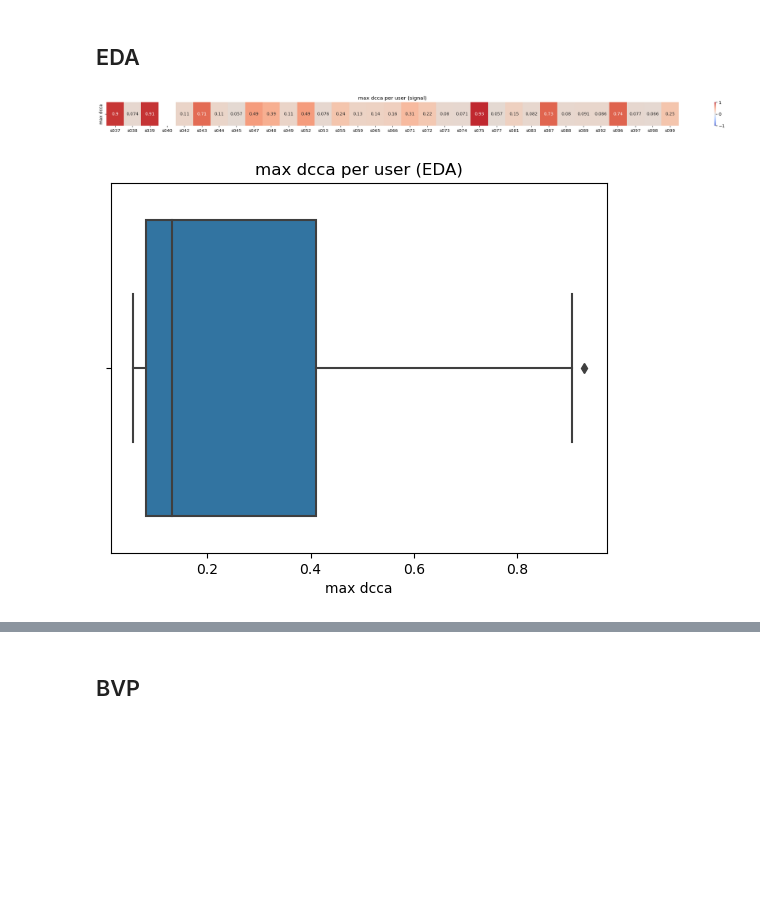
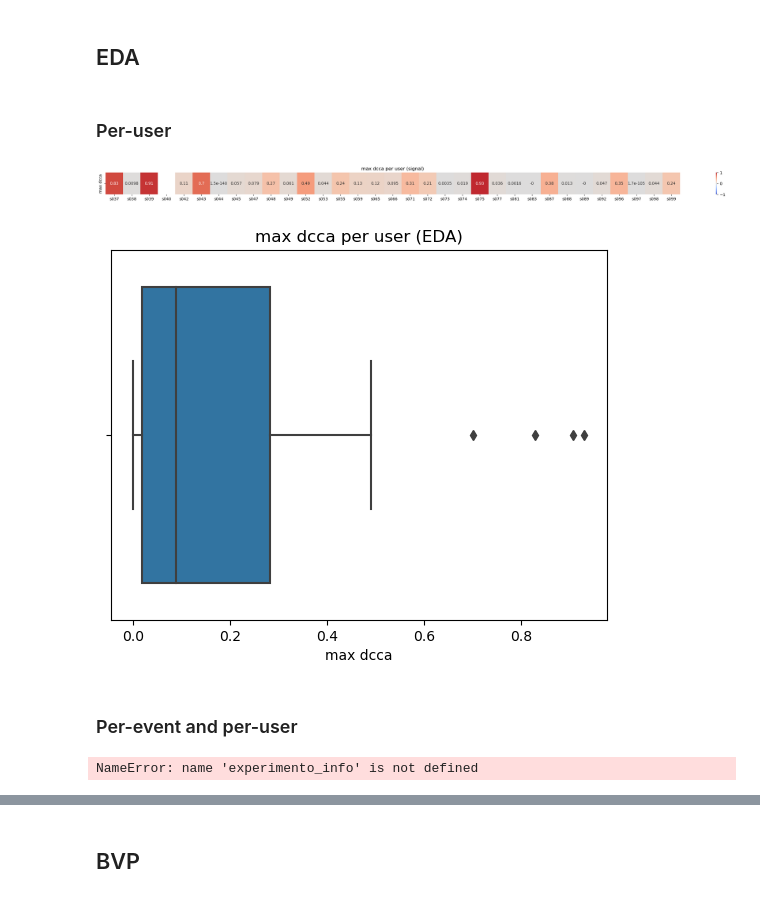
Before and after one commit to LeonardoAlchieri/LateralizationPhysiologicalWearables, a Jupyter notebook: notebooks/correlation-usilaughs.ipynb, the cells around one changed output, grey strips where cells are left out. Drawn from its saved outputs; the diff is of its cells as text; code cells hidden in the pictures; blank space fills up the shorter version.

```diff
--- a/notebooks/correlation-usilaughs.ipynb
+++ b/notebooks/correlation-usilaughs.ipynb
@@ -15,6 +15,8 @@ In this notebook I perform analysis to assess how similar the left and right-han
 [2] Shen, Chenhua. "Analysis of detrended time-lagged cross-correlation between two nonstationary time series." Physics Letters A 379.7 (2015): 680-687.
 
 [3] White, Langford B., and Boualem Boashash. "Cross spectral analysis of nonstationary processes." IEEE Transactions on Information Theory 36.4 (1990): 830-835.
+# %%
+GOING_BACK_SECS = 2
 # %% [markdown]
 # Data Loading
 # %%
@@ -244,6 +306,7 @@ from tqdm.notebook import tqdm
 
 from src.utils.dcca import detrended_correlation
 from src.utils.dcca.cross_correlation import cross_correlation
+from src.utils.plots import plot_heatmap_boxplot
 
 
 def time_lagged_cross_correlation_per_user(
@@ -253,6 +316,7 @@ def time_lagged_cross_correlation_per_user(
     max_time_lag: int | None = None,
     detrended: bool = True,
     n_jobs: int = -1,
+    backend: str = "loky",
     **kwargs,
 ) -> list[float]:
     if max_time_lag is None:
@@ -270,7 +334,7 @@ def time_lagged_cross_correlation_per_user(
                 f"time_scale must be provided for detrended correlation. Given {time_scale}"
             )
         try:
-            result = Parallel(n_jobs=n_jobs)(
+            result = Parallel(n_jobs=n_jobs, backend=backend)(
                 delayed(detrended_correlation)(
                     x=right_side_data,
                     y=left_side_data,
@@ -284,10 +348,10 @@ def time_lagged_cross_correlation_per_user(
                 )
             )
         except ValueError as e:
-            print(
+            warn(
                 f"{right_side_data.shape=}, {left_side_data.shape=}, {time_scale=}, {time_lags=}"
             )
-            raise e
+            return nan
         return result
     else:
         warn("Calculation is not parallel. n_jobs ignored.")
@@ -307,6 +371,7 @@ def perform_correlation(
     time_scale: int | None = None,
     detrended: bool = True,
     measure_name: str = "max dcca",
+    max_time_lag: int = 200,
     n_jobs: int = -1,
 ):
     users_left = physiological_data[signal]["left"].keys()
@@ -318,7 +383,7 @@ def perform_correlation(
             left_side_data=physiological_data[signal]["left"][user].iloc[:, 0].values,
             time_scale=time_scale,
             detrended=detrended,
-            max_time_lag=200,
+            max_time_lag=max_time_lag,
             n_jobs=n_jobs,
             progress_item_name=user,
         )
@@ -329,19 +394,24 @@ def perform_correlation(
         user: max(dcca) if len(dcca) > 0 else nan for user, dcca in dccas.items()
     }
 
-    plot_results(data=max_dccas, measure_name=measure_name, vmax=1, vmin=-1, center=0)
+    plot_heatmap_boxplot(data=max_dccas, measure_name=measure_name, vmax=1, vmin=-1, center=0, signal=signal)
 # %% [markdown]
 ## EDA
+# %% [markdown]
+### Per-user
 # %%
 signal: str = "EDA"
 time_scale: int = 20
 perform_correlation(
     physiological_data=physiological_data,
     signal=signal,
     time_scale=time_scale,
     detrended=True,
+    max_time_lag=int(32*GOING_BACK_SECS),
     measure_name="max dcca",
 )
 # %% [output]
-[figure, old version]
+[figure, new version]
-[figure, old version]
+[figure, new version]
+# %% [markdown]
+### Per-event and per-user
@@ -347,0 +551,20 @@ perform_correlation(
+# %%
+from warnings import warn
+physiological_data_w_events = defaultdict(lambda : defaultdict(lambda : defaultdict(dict)))
+signal: str = 'EDA'
+selected_keys = ['cognitive_load', 'baseline_1']
+for side in ['left', 'right']:
+    for user in experimento_info.index.get_level_values(0).unique():
+        if user not in physiological_data[signal][side]:
+            warn(f'User {user} not in {signal} {side} data')
+            continue
+        user_data: DataFrame = physiological_data[signal][side][user]
+        user_experiment_info = experimento_info.loc[user]
+        for event in user_experiment_info.index:
+            if event in selected_keys:
+                start, end = user_experiment_info.loc[event, ['start', 'end']]
+                physiological_data_w_events[signal][side][user][event] = user_data.loc[IndexSlice[:, start:end], :]
+            else:
+                continue
+# %% [output]
+NameError: name 'experimento_info' is not defined
```
Also changed, not shown: parts of 57 cells of this notebook, 17 other files.
